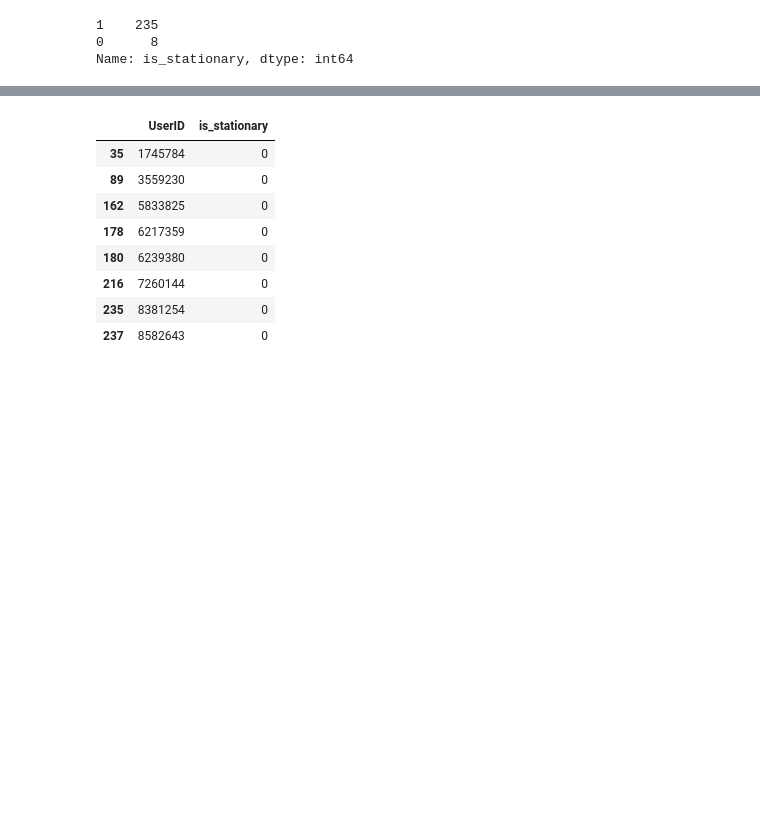
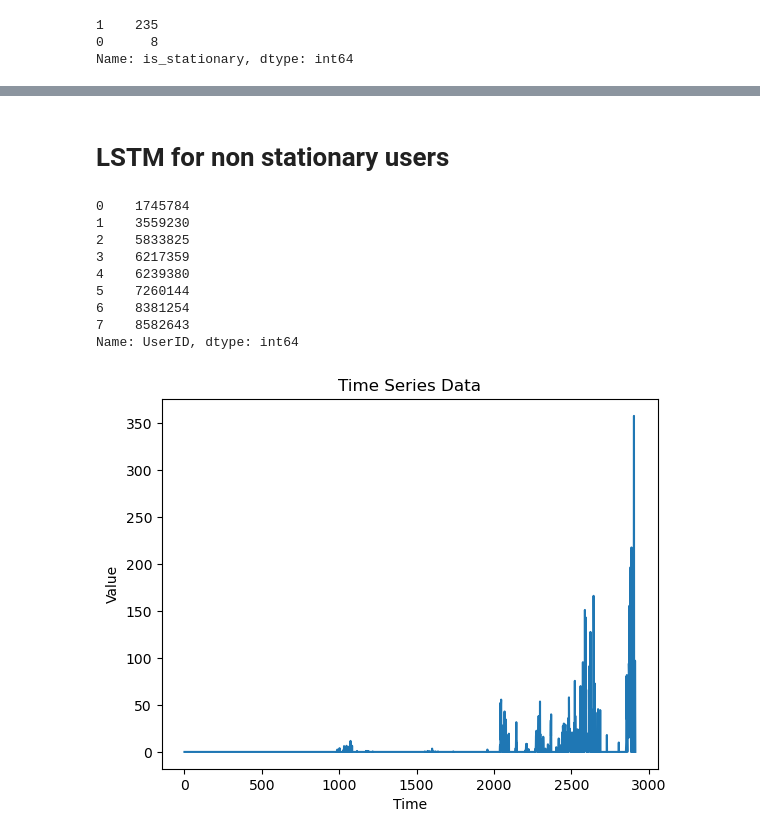
Before and after one commit to ramxbx/GamblingAddictionTimeSeriesPrediction, a Jupyter notebook: DatasetAnalysis.ipynb, the cells around one changed output, grey strips where cells are left out. Saved outputs shown, nothing was run; the diff lists cells and outputs as text; code cells hidden in the pictures; blank space fills up the shorter version.

Commit message:
added multi user loop
sarima and lstm for all users in cluser added

```diff
--- a/DatasetAnalysis.ipynb
+++ b/DatasetAnalysis.ipynb
@@ -1216,14 +1252,39 @@ plt.show()
+# %% [markdown]
+# LSTM for non stationary users
 # %%
-is_stationary_df[is_stationary_df['is_stationary']==0]
+lstmusers=is_stationary_df[is_stationary_df['is_stationary']==0]
+lstmusers=lstmusers.reset_index()
+lstmusers['UserID']
 # %% [output]
-|  | UserID | is_stationary |
-| 35 | 1745784 | 0 |
-| 89 | 3559230 | 0 |
-| 162 | 5833825 | 0 |
-| 178 | 6217359 | 0 |
-| 180 | 6239380 | 0 |
-| 216 | 7260144 | 0 |
-| 235 | 8381254 | 0 |
-| 237 | 8582643 | 0 |
+0    1745784
+1    3559230
+2    5833825
+3    6217359
+4    6239380
+5    7260144
+6    8381254
+7    8582643
+Name: UserID, dtype: int64
 # %%
-nonstationary_single_user_data=user_data_3d['Turnover'][user_data_3d.index==31965]
+nonstationary_single_user_data=user_data_3d['Turnover'][user_data_3d.index==lstmusers['UserID'][0]]
+nonstationary_single_user_data
+
+
+x_single_user_turnover_ravel=nonstationary_single_user_data.values.ravel()
+x_single_user_turnover_ravel
+
+
+import numpy as np
+import pandas as pd
+import matplotlib.pyplot as plt
+from statsmodels.tsa.stattools import adfuller
+
+
+# Plot the time series to visualize it
+plt.plot(x_single_user_turnover_ravel)
+plt.xlabel('Time')
+plt.ylabel('Value')
+plt.title('Time Series Data')
+plt.show()
+# %% [output]
+[figure, added]
```
Also changed, not shown: parts of 37 cells of this notebook.
